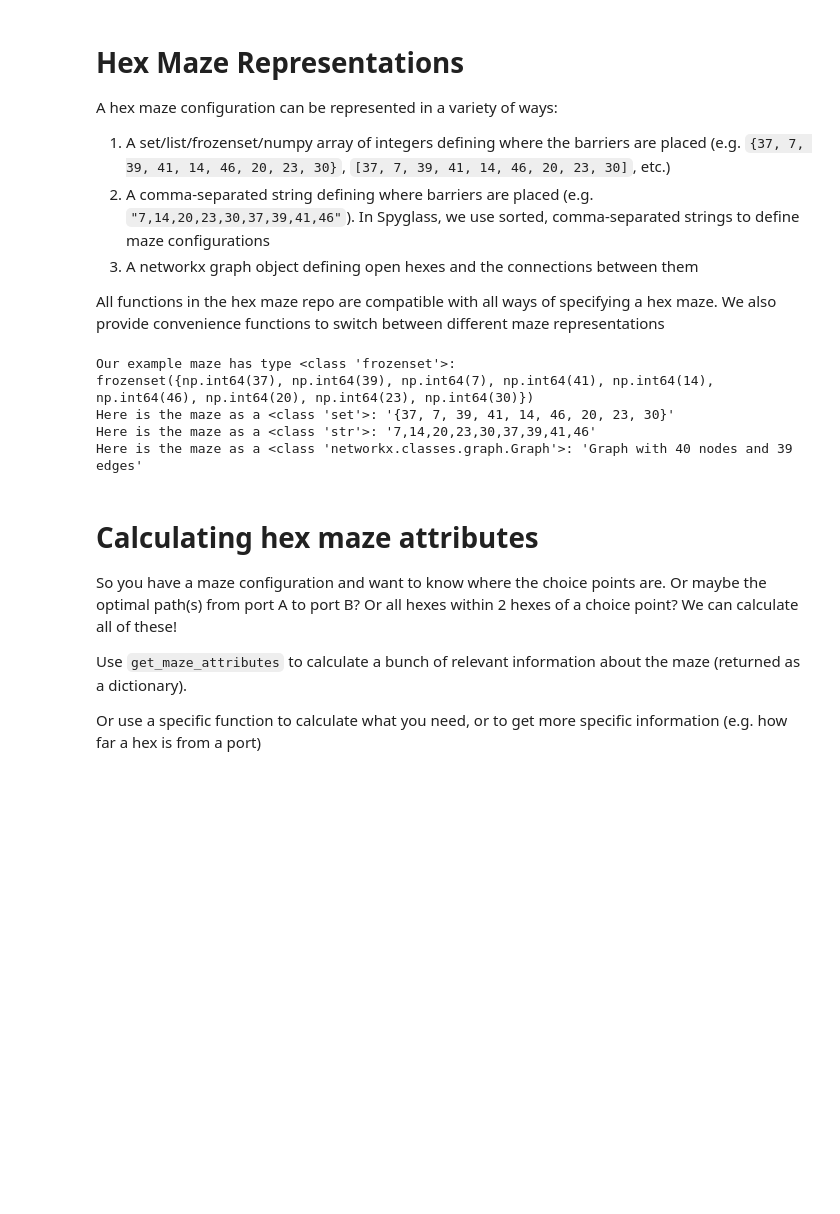
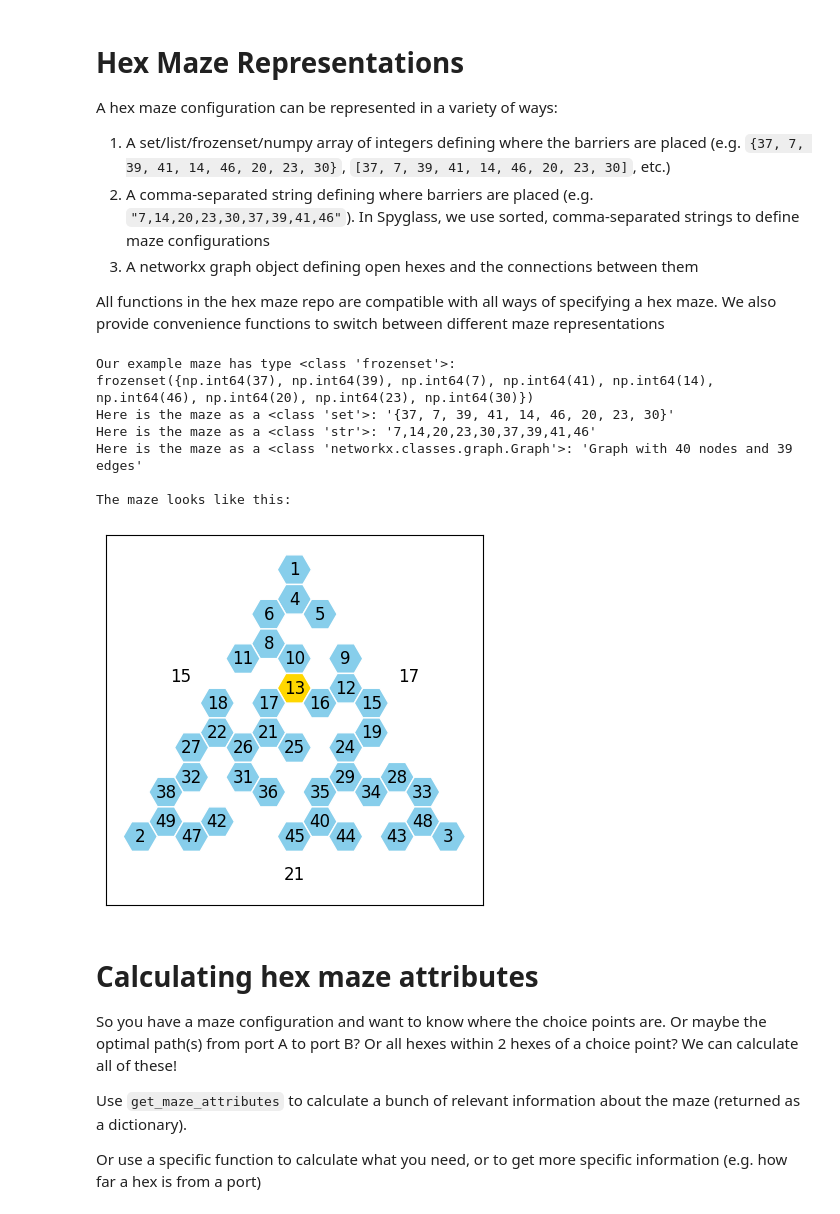
Before and after one commit to calderast/Hex-maze, a Jupyter notebook: Tutorials/Hex_Maze_Functions.ipynb, the cells around one changed output. Saved outputs shown, nothing was run; the diff lists cells and outputs as text; code cells hidden in the pictures; blank space fills up the shorter version.

```diff
--- a/Tutorials/Hex_Maze_Functions.ipynb
+++ b/Tutorials/Hex_Maze_Functions.ipynb
@@ -43,32 +43,37 @@ A hex maze configuration can be represented in a variety of ways:
 
 All functions in the hex maze repo are compatible with all ways of specifying a hex maze. We also provide convenience functions to switch between different maze representations
 # %%
-from hex_maze_utils import maze_to_string, maze_to_barrier_set, maze_to_graph
+from hex_maze_utils import maze_to_string, maze_to_barrier_set, maze_to_graph, plot_hex_maze
 
 # Grab the first maze from the database
 example_maze = maze_database.iloc[0]['barriers']
 print(f"Our example maze has type {type(example_maze)}:")
 print(example_maze)
 
 # Use `maze_to_barrier_set` go from a maze specified in any valid format to a set
 maze_as_set = maze_to_barrier_set(example_maze)
 print(f"Here is the maze as a {type(maze_as_set)}: '{maze_as_set}'")
 
 # Use `maze_to_string` go from a maze specified in any valid format to a string
 maze_as_string = maze_to_string(example_maze)
 print(f"Here is the maze as a {type(maze_as_string)}: '{maze_as_string}'")
 
 # Use `maze_to_graph` go from a maze specified in any valid format to a networkx graph
 maze_as_graph = maze_to_graph(example_maze)
 print(f"Here is the maze as a {type(maze_as_graph)}: '{maze_as_graph}'")
 
+print("\nThe maze looks like this:")
+plot_hex_maze(example_maze, show_barriers=False)
 # We should rarely have to use these - all hex maze functions do this conversion automatically to handle all inputs!
 # %% [output]
 Our example maze has type <class 'frozenset'>:
 frozenset({np.int64(37), np.int64(39), np.int64(7), np.int64(41), np.int64(14), np.int64(46), np.int64(20), np.int64(23), np.int64(30)})
 Here is the maze as a <class 'set'>: '{37, 7, 39, 41, 14, 46, 20, 23, 30}'
 Here is the maze as a <class 'str'>: '7,14,20,23,30,37,39,41,46'
 Here is the maze as a <class 'networkx.classes.graph.Graph'>: 'Graph with 40 nodes and 39 edges'
+
+The maze looks like this:
+[figure, added]
 # %% [markdown]
 # Calculating hex maze attributes
 So you have a maze configuration and want to know where the choice points are. Or maybe the optimal path(s) from port A to port B? Or all hexes within 2 hexes of a choice point? We can calculate all of these!
```
Also changed, not shown: parts of 7 cells of this notebook, 1 other file.
